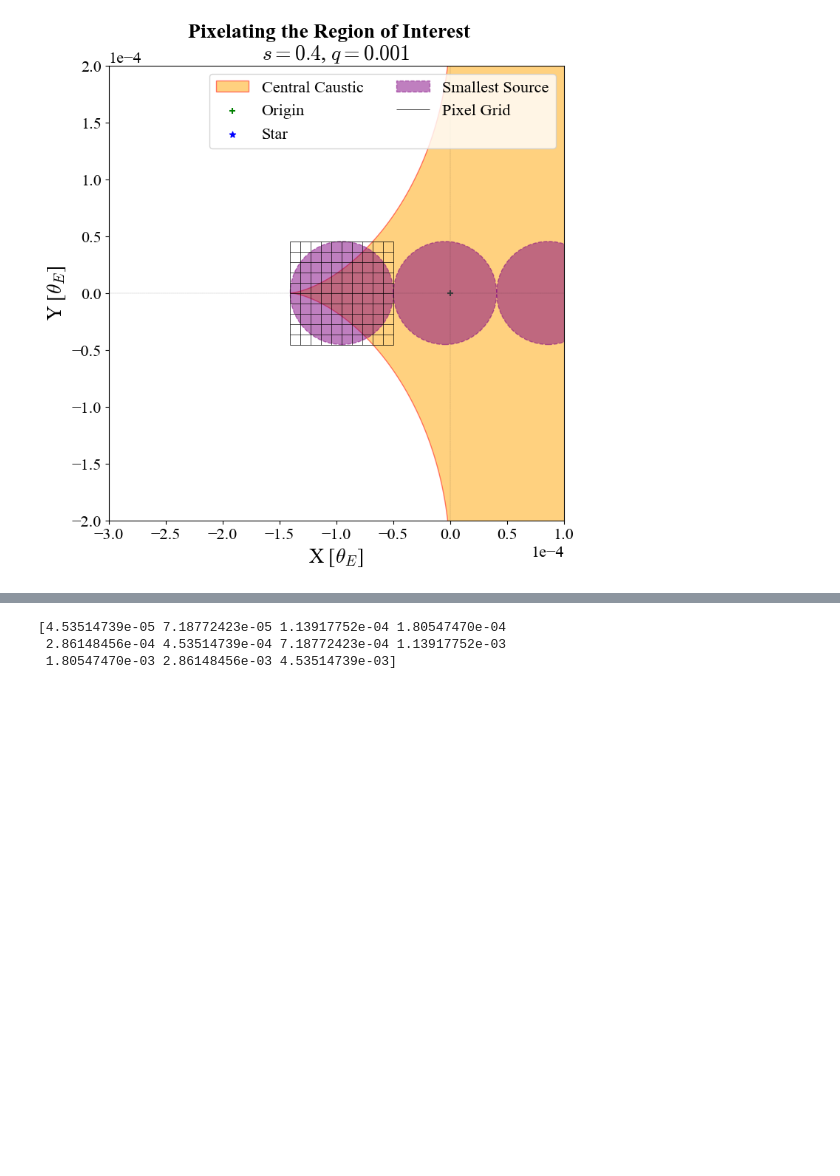
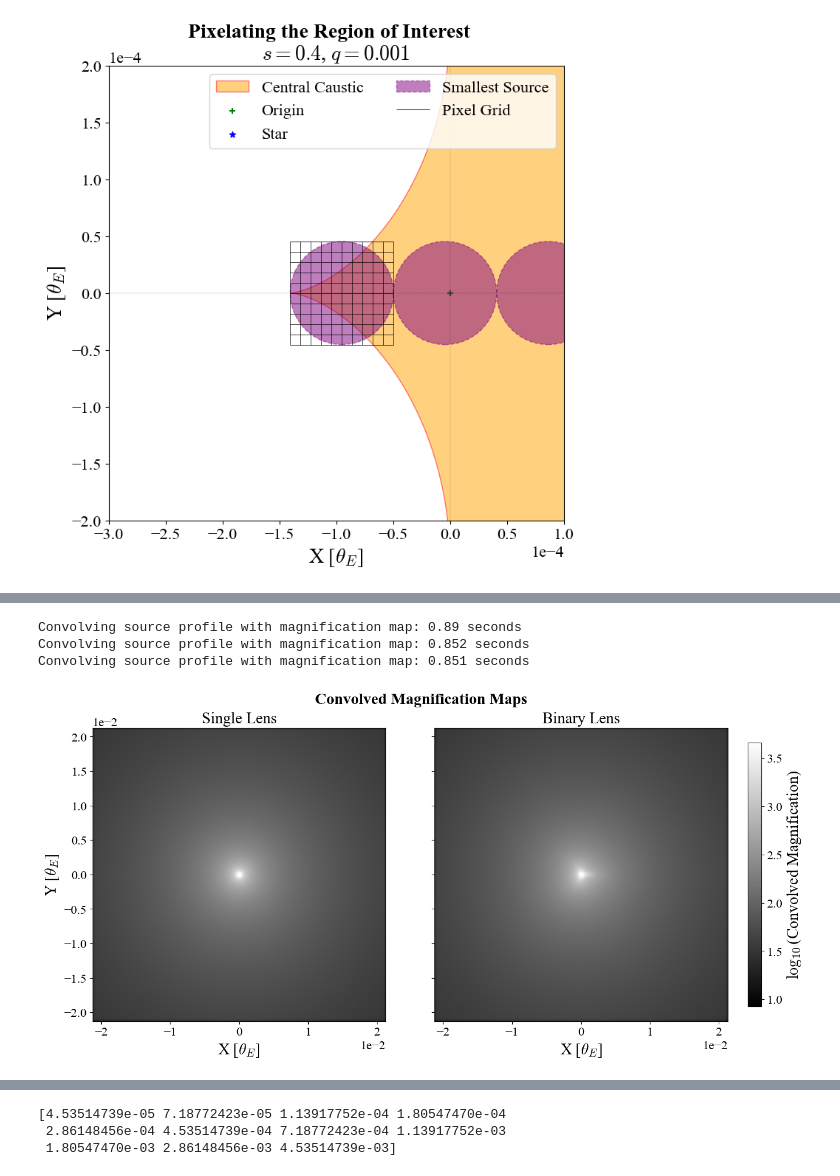
Before and after one commit to saividyud/NBLens, a Jupyter notebook: Unity Analysis/Honors Thesis/all_plots.ipynb, the cells around one changed output, grey strips where cells are left out. Drawn from its saved outputs; the diff is of its cells as text; code cells hidden in the pictures; blank space fills up the shorter version.

```diff
--- a/Unity Analysis/Honors Thesis/all_plots.ipynb
+++ b/Unity Analysis/Honors Thesis/all_plots.ipynb
@@ -1138,3 +1163,50 @@ Convolving source profile with magnification map: 0.981 seconds
+# %%
+LD_coeff = 0.5
+rad = max_source_radius/10
+
+source_profile = IRSF.IRSFunctions.source_profile(sim.ang_res, rad=rad, profile_type='LD', LD=LD_coeff)
+brightnesses = sim.convolve(source_profile)
+
+single_convolved_brightnesses = sim_single.convolve(source_profile)
+binary_convolved_brightnesses = sim_binary.convolve(source_profile)
+
+fig, axes = plt.subplots(1, 2, figsize=(13.5, 6.5), sharex=True, sharey=True, constrained_layout=True)
+
+fig.suptitle('Convolved Magnification Maps')
+
+axes[0].set_title('Single Lens')
+plot1 = axes[0].imshow(np.log10(single_convolved_brightnesses),
+                       cmap='gray',
+                       extent=[-sim_binary.ang_width/2 - sim_binary.ang_res/2, sim_binary.ang_width/2 + sim_binary.ang_res/2, -sim_binary.ang_width/2 - sim_binary.ang_res/2, sim_binary.ang_width/2 + sim_binary.ang_res/2]
+)
+# bar1 = plt.colorbar(plot1, ax=axes[0])
+# bar1.set_label(r'$\log_{10}$(Convolved Magnification)')
+
+axes[1].set_title('Binary Lens')
+plot2 = axes[1].imshow(np.log10(binary_convolved_brightnesses),
+                       cmap='gray',
+                       extent=[-sim.ang_width/2 - sim.ang_res/2, sim.ang_width/2 + sim.ang_res/2, -sim.ang_width/2 - sim.ang_res/2, sim.ang_width/2 + sim.ang_res/2]
+)
+bar2 = fig.colorbar(plot2, ax=axes.tolist(), shrink=0.9, pad=0.03)
+bar2.set_label(r'$\log_{10}$(Convolved Magnification)')
+
+axes[0].set_xlabel(r'X [$\theta_E$]')
+axes[0].set_ylabel(r'Y [$\theta_E$]')
+axes[1].set_xlabel(r'X [$\theta_E$]')
+# axes[1].set_ylabel(r'Y ($\theta_E$)')
+
+# fig.savefig('Example 17.png', dpi=300)
+axes[0].ticklabel_format(style='sci', axis='both', scilimits=(0,0))
+axes[1].ticklabel_format(style='sci', axis='both', scilimits=(0,0))
+
+# fig.savefig('./Presentation Figures/Convolved Magnification Maps.png', dpi=300, bbox_inches='tight')
+
+plt.show()
+# %% [output]
+Convolving source profile with magnification map: 0.89 seconds
+Convolving source profile with magnification map: 0.852 seconds
+Convolving source profile with magnification map: 0.851 seconds
+[figure, added]
 # %%
 fig = plt.figure()
 fig.set_tight_layout(True)
```
Also changed, not shown: parts of 18 cells of this notebook, 22 other files.
